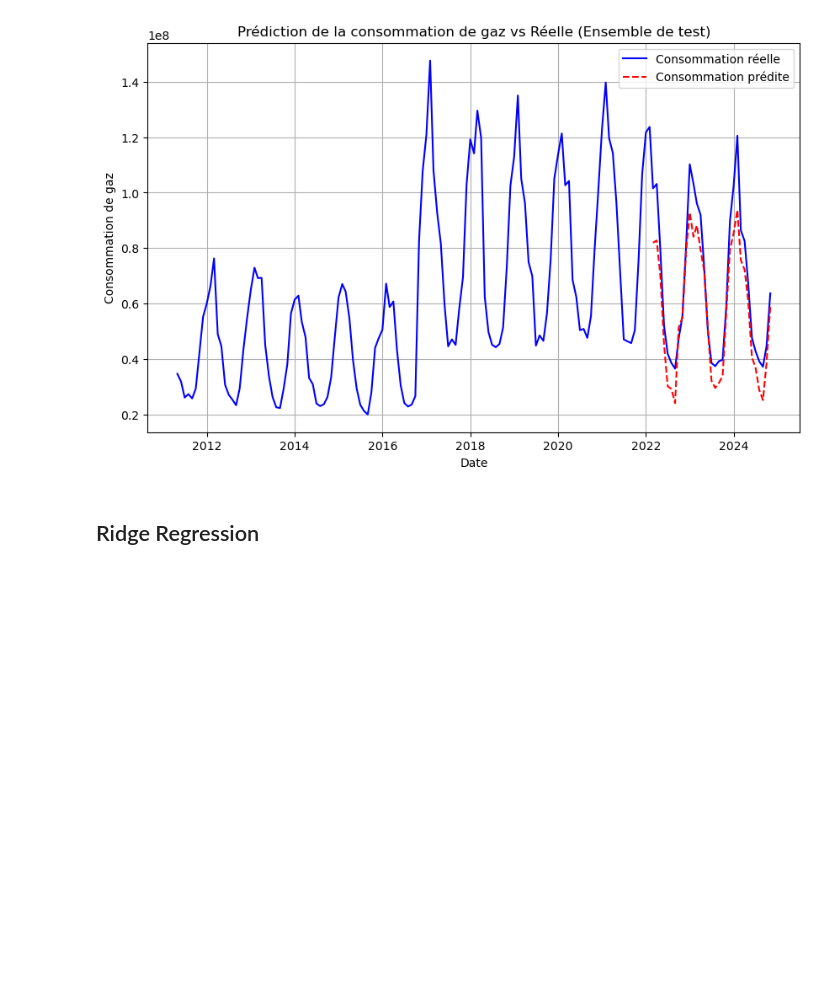
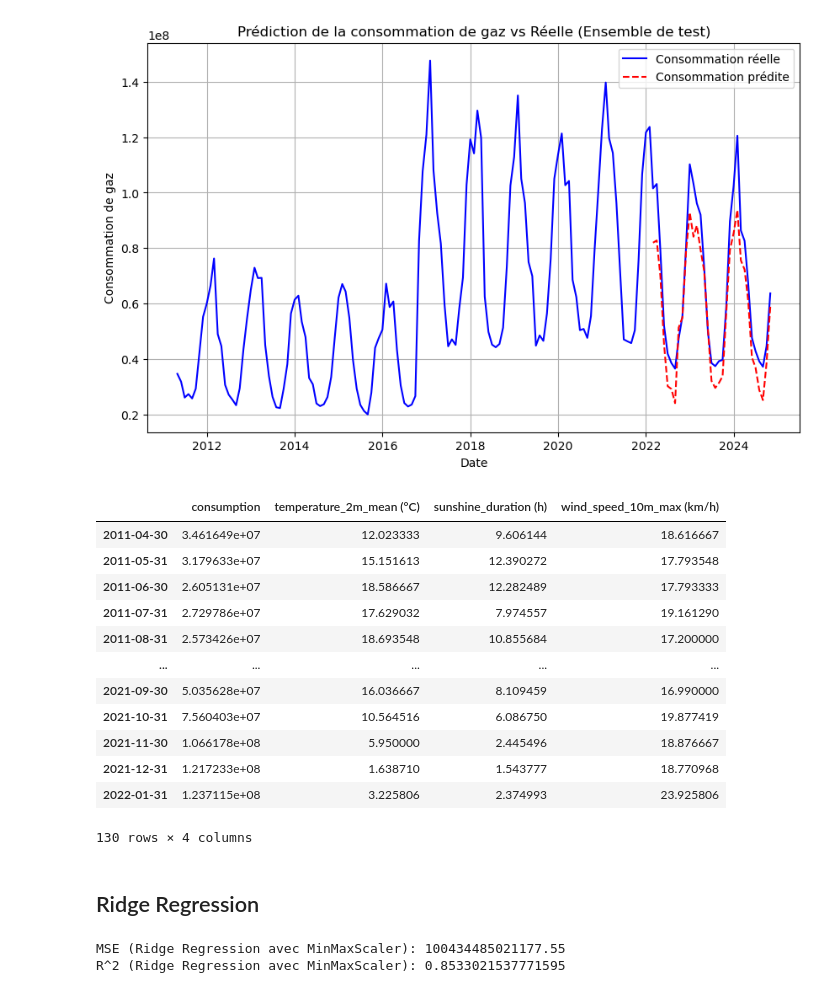
Before and after one commit to NeoSummit/Gas_consumption, a Jupyter notebook: Modelling_Consumption_Weather.ipynb, the cells around one changed output. Drawn from its saved outputs; the diff is of its cells as text; code cells hidden in the pictures; blank space fills up the shorter version.

Commit message:
small modifications on Modelling

```diff
--- a/Modelling_Consumption_Weather.ipynb
+++ b/Modelling_Consumption_Weather.ipynb
@@ -344,19 +346,44 @@ plt.grid(True)
 plt.show()
 # %% [output]
 [figure]
+# %%
+train
+# %% [output]
+|  | consumption | temperature_2m_mean (°C) | sunshine_duration (h) | wind_speed_10m_max (km/h) |
+| 2011-04-30 | 3.461649e+07 | 12.023333 | 9.606144 | 18.616667 |
+| 2011-05-31 | 3.179633e+07 | 15.151613 | 12.390272 | 17.793548 |
+| 2011-06-30 | 2.605131e+07 | 18.586667 | 12.282489 | 17.793333 |
+| 2011-07-31 | 2.729786e+07 | 17.629032 | 7.974557 | 19.161290 |
+| 2011-08-31 | 2.573426e+07 | 18.693548 | 10.855684 | 17.200000 |
+| ... | ... | ... | ... | ... |
+| 2021-09-30 | 5.035628e+07 | 16.036667 | 8.109459 | 16.990000 |
+| 2021-10-31 | 7.560403e+07 | 10.564516 | 6.086750 | 19.877419 |
+| 2021-11-30 | 1.066178e+08 | 5.950000 | 2.445496 | 18.876667 |
+| 2021-12-31 | 1.217233e+08 | 1.638710 | 1.543777 | 18.770968 |
+| 2022-01-31 | 1.237115e+08 | 3.225806 | 2.374993 | 23.925806 |
+130 rows × 4 columns
 # %% [markdown]
 ## Ridge Regression
 # %%
-# Sélectionner les variables indépendantes et dépendantes pour l'ensemble de test
-X_test = test[['temperature_2m_mean (°C)', 'sunshine_dur_monthly', 'wind_speed_10m_max_monthly']].values
+# Définir la taille de l'ensemble d'entraînement
+train_size = 0.8  # 80% pour l'entraînement, 20% pour le test
+
+# Diviser les données en ensembles d'entraînement et de test
+train, test = train_test_split(
+    pd.concat([gas_consumption_monthly, temp_2m_mean_monthly, sunshine_dur_monthly, wind_speed_10m_max_monthly], axis=1),
+    test_size=1 - train_size, shuffle=False
+)
+
+X_train = train[['temperature_2m_mean (°C)', 'sunshine_duration (h)', 'wind_speed_10m_max (km/h)']].values
+y_train = train['consumption'].values
+
+X_test = test[['temperature_2m_mean (°C)', 'sunshine_duration (h)', 'wind_speed_10m_max (km/h)']].values
 y_test = test['consumption'].values
 
-# Sélectionner les variables indépendantes et dépendantes pour l'ensemble d'entraînement
-X_train = train[['temperature_2m_mean (°C)', 'sunshine_dur_monthly', 'wind_speed_10m_max_monthly']].values
-y_train = train['consumption'].values
-
-# Initialiser le modèle de régression Ridge avec un paramètre alpha (force de régularisation)
-model = Ridge(alpha=1.0)
+model = make_pipeline(
+    MinMaxScaler(),
+    Ridge(alpha=1.0)
+)
 
 # Entraîner le modèle sur l'ensemble d'entraînement
 model.fit(X_train, y_train)
@@ -366,8 +393,11 @@ y_pred = model.predict(X_test)
 
 # Calculer l'erreur quadratique moyenne (MSE) sur l'ensemble de test
 mse = mean_squared_error(y_test, y_pred)
-print(f'MSE (Ridge Regression): {mse}')
+print(f'MSE (Ridge Regression avec MinMaxScaler): {mse}')
 
 # Calculer le coefficient de détermination R^2 sur l'ensemble de test
 r2 = r2_score(y_test, y_pred)
-print(f'R^2 (Ridge Regression): {r2}')
+print(f'R^2 (Ridge Regression avec MinMaxScaler): {r2}')
+# %% [output]
+MSE (Ridge Regression avec MinMaxScaler): 100434485021177.55
+R^2 (Ridge Regression avec MinMaxScaler): 0.8533021537771595
```
Also changed, not shown: parts of 9 cells of this notebook.
